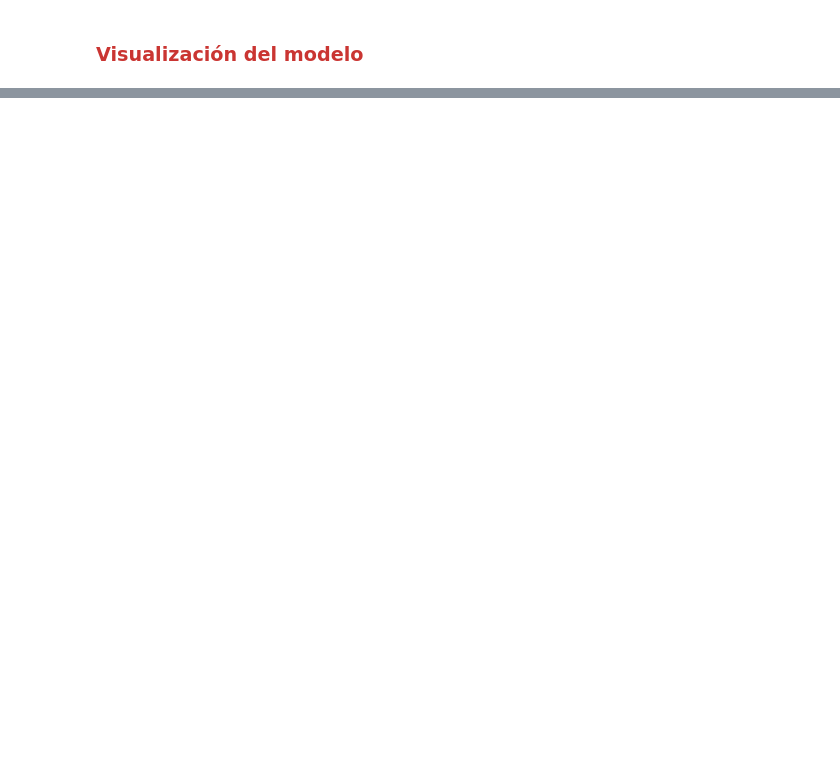
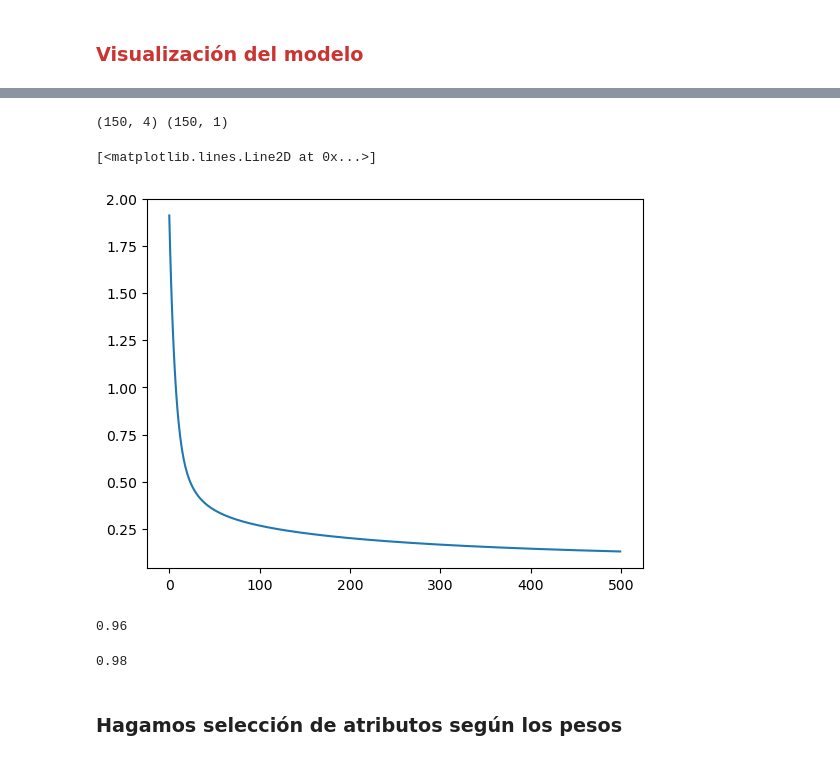
Before and after one commit to christianolivamoya/MIAX13-REDES, a Jupyter notebook: notebooks/04_2_problema_multiclase.ipynb, the cells around one changed output, grey strips where cells are left out. Cells and saved outputs as stored; diff of their text form; code cells hidden in the pictures; blank space fills up the shorter version.

```diff
--- a/notebooks/04_2_problema_multiclase.ipynb
+++ b/notebooks/04_2_problema_multiclase.ipynb
@@ -409,0 +525,43 @@ Vamos al notebook `04_3_explicabilidad_red_neuronal`.
+# %%
+# Cargo de nuevo el dataset
+iris = load_iris()
+x = iris.data
+t = iris.target
+
+np.random.seed(42)
+p = np.random.permutation(len(x))
+x = x[p, :]
+t = t[p][:, None]
+print(x.shape, t.shape)
+
+# Particion entrenamiento-test:
+x_train, x_test, t_train, t_test = train_test_split(x, t, test_size=0.33, random_state=42)
+
+# NO ME OLVIDO DE NORMALIZAR PARA EXPLICAR
+medias = x_train.mean(axis=0, keepdims=True)
+stds = x_train.std(axis=0, keepdims=True)
+x_train = (x_train-medias)/stds
+x_test = (x_test-medias)/stds
+# %% [output]
+(150, 4) (150, 1)
+# %%
+nepocas = 500
+eta = 0.1
+
+model = NeuralNetworkModel([4, 20, 3])
+
+loss = model.fit(x_train, t_train, eta, nepocas)
+plt.plot(loss)
+# %% [output]
+[<matplotlib.lines.Line2D at 0x...>]
+[figure, added]
+# %%
+model.accuracy(x_train, t_train)
+# %% [output]
+0.96
+# %%
+model.accuracy(x_test, t_test)
+# %% [output]
+0.98
+# %% [markdown]
+### Hagamos selección de atributos según los pesos
```
Also changed, not shown: parts of 27 cells of this notebook.
